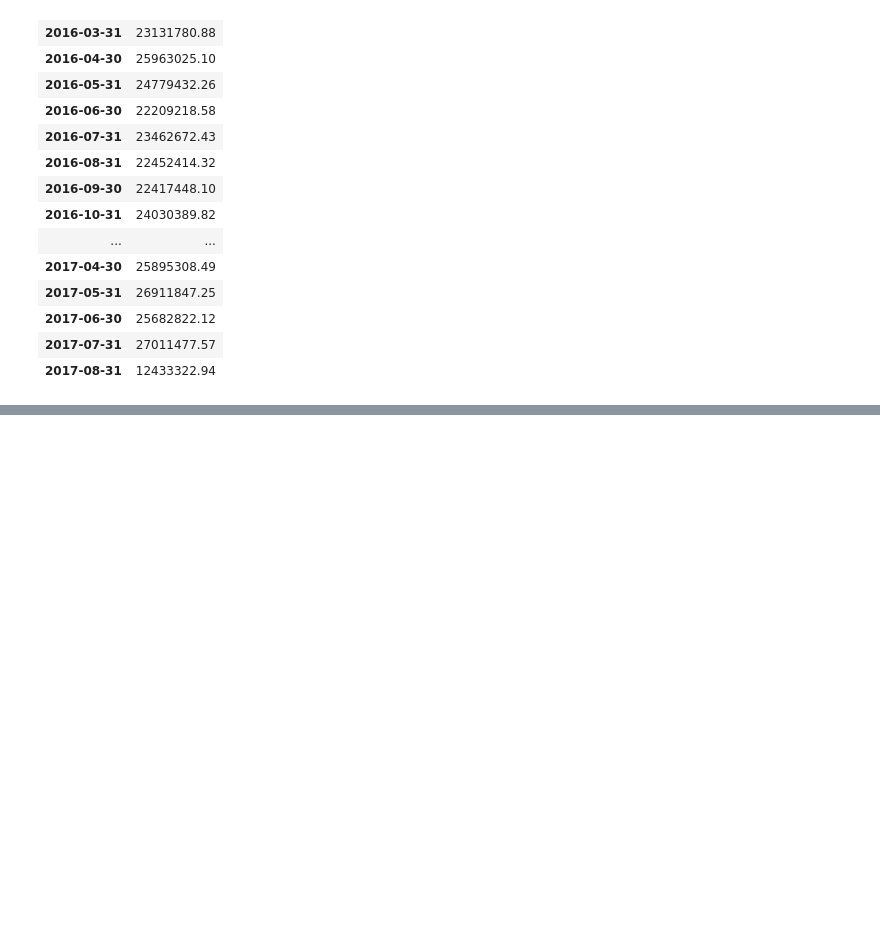
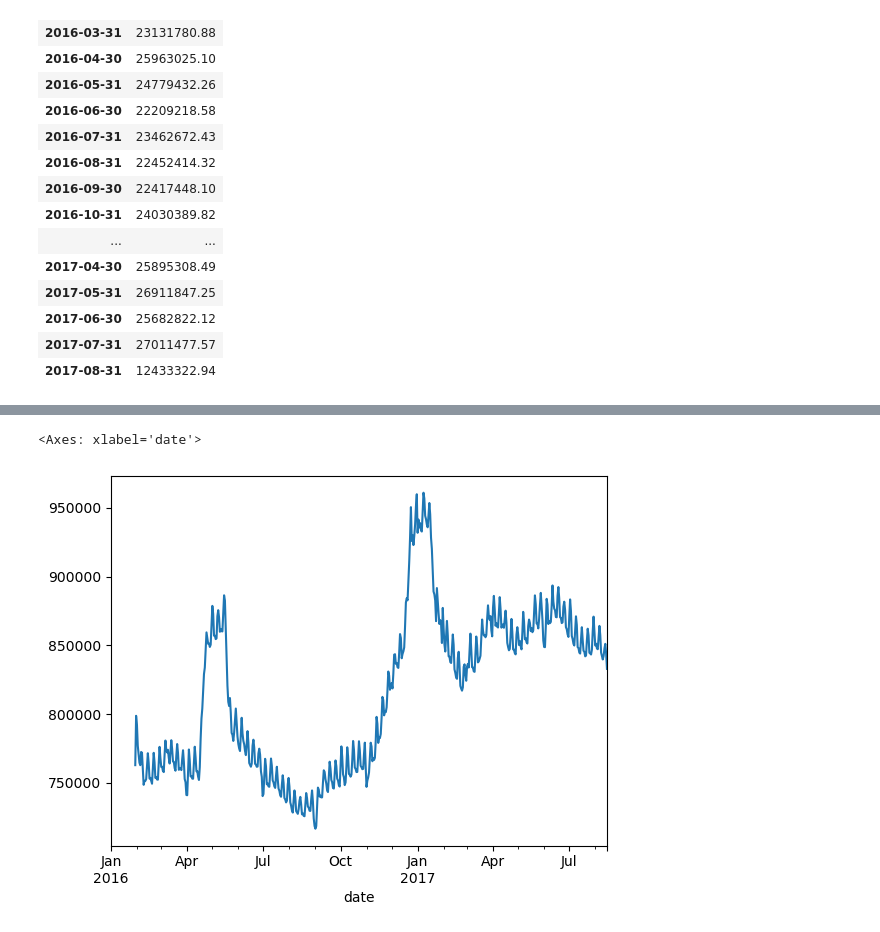
Before and after one commit to maciejsss/data-analysis-pandas, a Jupyter notebook: date_time.ipynb, the cells around one changed output, grey strips where cells are left out. Saved outputs shown, nothing was run; the diff lists cells and outputs as text; code cells hidden in the pictures; blank space fills up the shorter version.

```diff
--- a/date_time.ipynb
+++ b/date_time.ipynb
@@ -389,0 +412,5 @@ retail.set_index('date').loc[:,['sales']].resample('M').sum().round(2)
+# %%
+retail_daily.rolling(30).mean().plot()
+# %% [output]
+<Axes: xlabel='date'>
+[figure, added]
```
Also changed, not shown: parts of 9 cells of this notebook, 1 other file.
